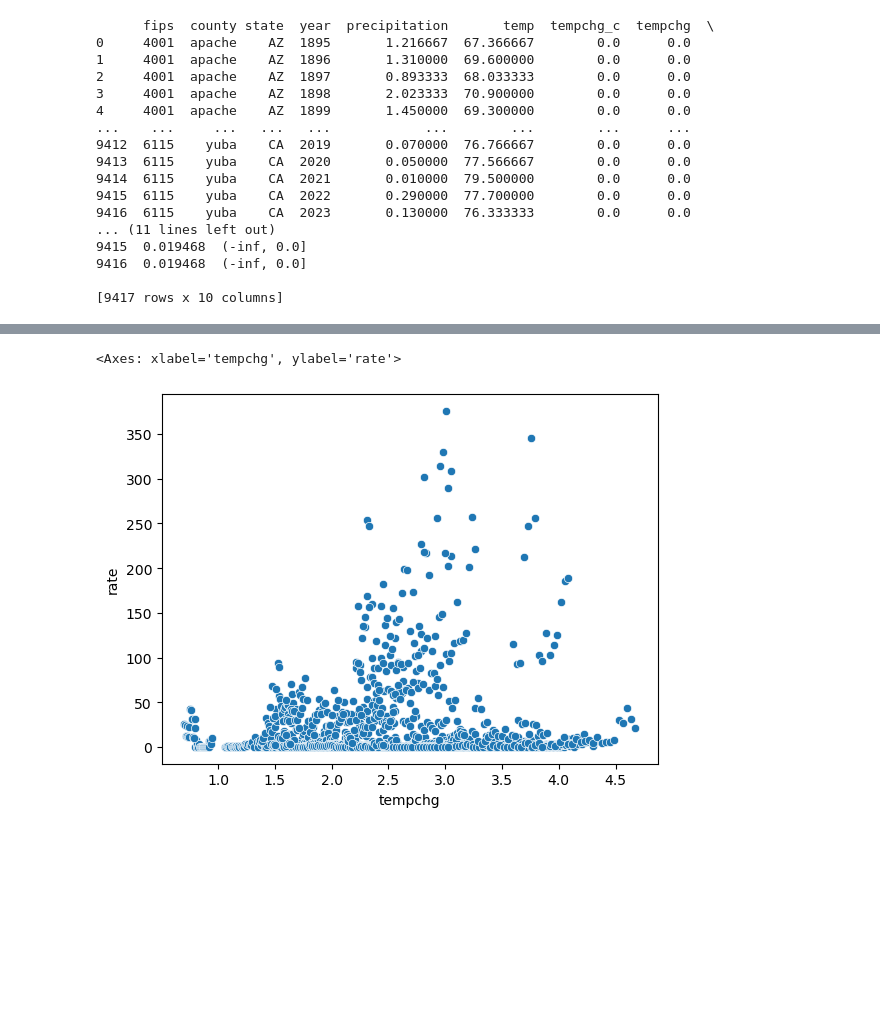
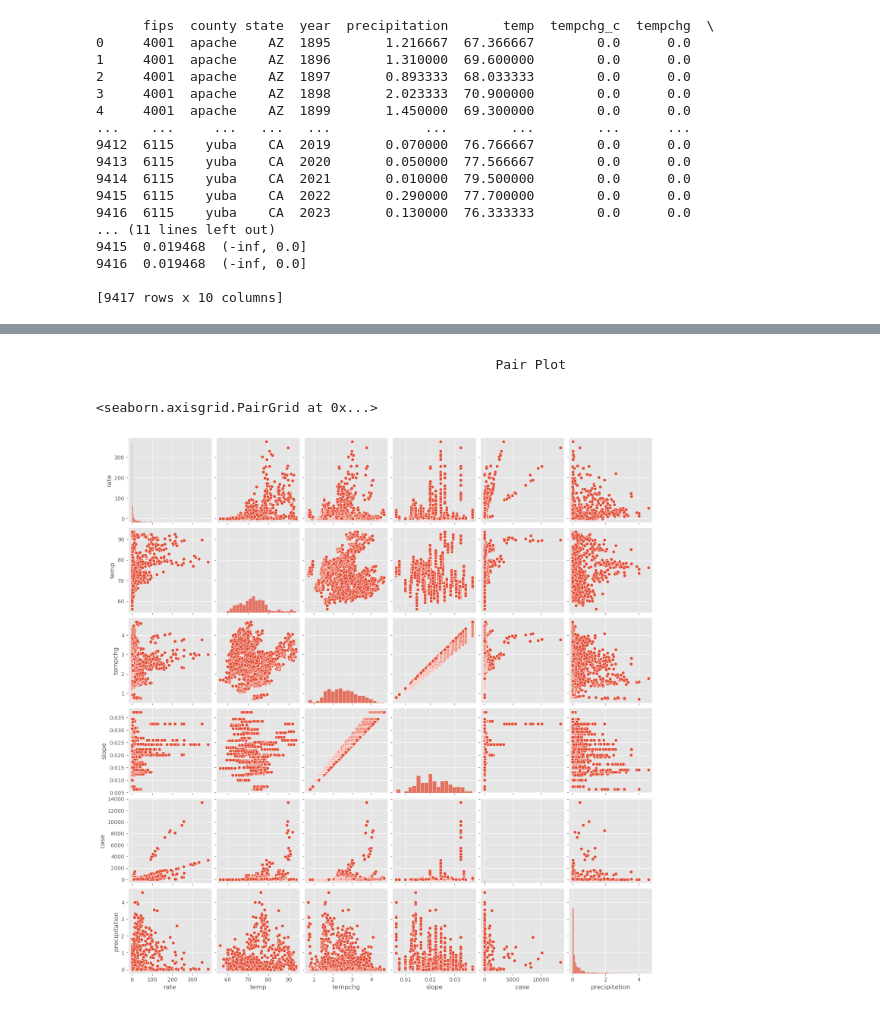
Before and after one commit to maxinavarrette/valleyfeverclimate-, a Jupyter notebook: Coccid Dashboard.ipynb, the cells around one changed output, grey strips where cells are left out. Saved outputs shown, nothing was run; the diff lists cells and outputs as text; code cells hidden in the pictures; blank space fills up the shorter version.

```diff
--- a/Coccid Dashboard.ipynb
+++ b/Coccid Dashboard.ipynb
@@ -554,5 +571,9 @@ dftotal
-# %%
-sns.scatterplot(x='tempchg',y='rate',data =dftotal)
-# %% [output]
-<Axes: xlabel='tempchg', ylabel='rate'>
-[figure, removed]
+# %% [markdown]
+                                                     Pair Plot
+# %%
+subset = ['rate','temp','tempchg','slope','case', 'precipitation']
+pairplotdf = dftotal[subset]
+sns.pairplot(pairplotdf)
+# %% [output]
+<seaborn.axisgrid.PairGrid at 0x...>
+[figure, added]
```
Also changed, not shown: parts of 29 cells of this notebook, 1 other file.
